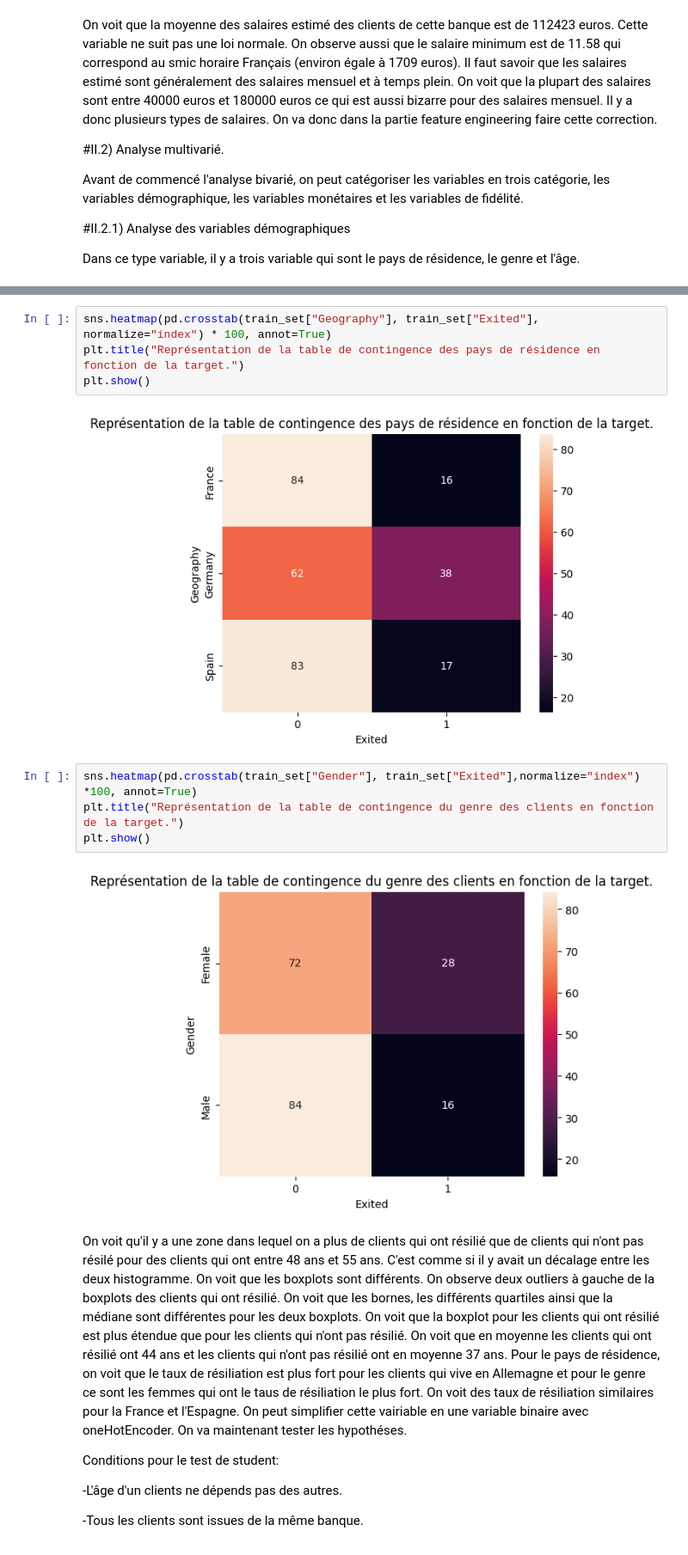
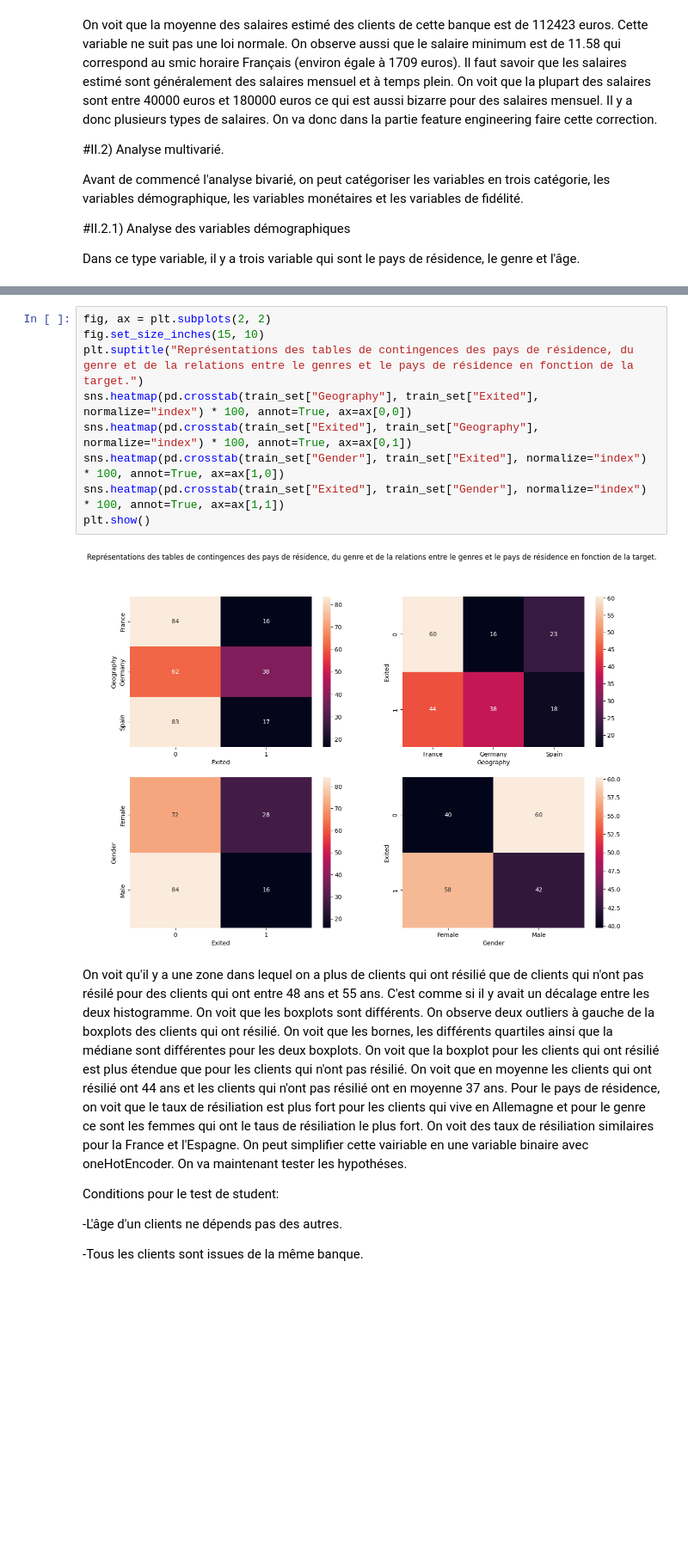
Before and after one commit to fmazur57u/Bank-churn, a Jupyter notebook: bankChurn/src/bankchurn/projet_bank_churn.ipynb, the cells around one changed output, grey strips where cells are left out. Shown at 86% size. Drawn from its saved outputs; the diff is of its cells as text; blank space fills up the shorter version.

```diff
--- a/bankChurn/src/bankchurn/projet_bank_churn.ipynb
+++ b/bankChurn/src/bankchurn/projet_bank_churn.ipynb
@@ -262,18 +262,17 @@ train_set.groupby("Exited")["Age"].describe()
 | Exited |  |  |  |  |  |  |  |  |
 | 0 | 90564.0 | 36.590227 | 8.166861 | 18.0 | 31.0 | 36.0 | 40.0 | 92.0 |
 | 1 | 24299.0 | 43.930368 | 8.990269 | 18.0 | 38.0 | 44.0 | 50.0 | 92.0 |
-# %%
-sns.heatmap(pd.crosstab(train_set["Geography"], train_set["Exited"], normalize="index") * 100, annot=True)
-plt.title("Représentation de la table de contingence des pays de résidence en fonction de la target.")
-plt.show()
-# %% [output]
-[figure, removed]
-# %%
-sns.heatmap(pd.crosstab(train_set["Gender"], train_set["Exited"],normalize="index") *100, annot=True)
-plt.title("Représentation de la table de contingence du genre des clients en fonction de la target.")
-plt.show()
-# %% [output]
-[figure, removed]
+# %%
+fig, ax = plt.subplots(2, 2)
+fig.set_size_inches(15, 10)
+plt.suptitle("Représentations des tables de contingences des pays de résidence, du genre et de la relations entre le genres et le pays de résidence en fonction de la target.")
+sns.heatmap(pd.crosstab(train_set["Geography"], train_set["Exited"], normalize="index") * 100, annot=True, ax=ax[0,0])
+sns.heatmap(pd.crosstab(train_set["Exited"], train_set["Geography"], normalize="index") * 100, annot=True, ax=ax[0,1])
+sns.heatmap(pd.crosstab(train_set["Gender"], train_set["Exited"], normalize="index") * 100, annot=True, ax=ax[1,0])
+sns.heatmap(pd.crosstab(train_set["Exited"], train_set["Gender"], normalize="index") * 100, annot=True, ax=ax[1,1])
+plt.show()
+# %% [output]
+[figure, added]
 # %% [markdown]
 On voit qu'il y a une zone dans lequel on a plus de clients qui ont résilié que de clients qui n'ont pas résilé pour des clients qui ont entre 48 ans et 55 ans. C'est comme si il y avait un décalage entre les deux histogramme. On voit que les boxplots sont différents. On observe deux outliers à gauche de la boxplots des clients qui ont résilié. On voit que les bornes, les différents quartiles ainsi que la médiane sont différentes pour les deux boxplots. On voit que la boxplot pour les clients qui ont résilié est plus étendue que pour les clients qui n'ont pas résilié. On voit que en moyenne les clients qui ont résilié ont 44 ans et les clients qui n'ont pas résilié ont en moyenne 37 ans. Pour le pays de résidence, on voit que le taux de résiliation est plus fort pour les clients qui vive en Allemagne et pour le genre ce sont les femmes qui ont le taus de résiliation le plus fort. On voit des taux de résiliation similaires pour la France et l'Espagne. On peut simplifier cette vairiable en une variable binaire avec oneHotEncoder. On va maintenant tester les hypothéses.
 
```
Also changed, not shown: parts of 2 cells of this notebook.
